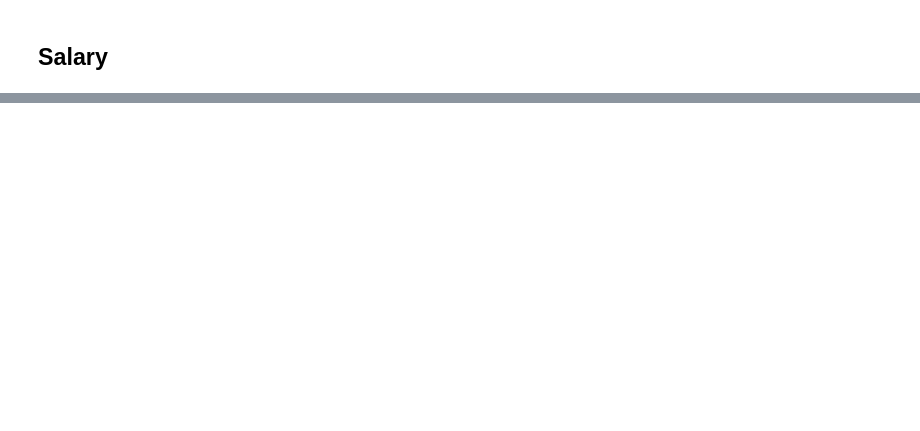
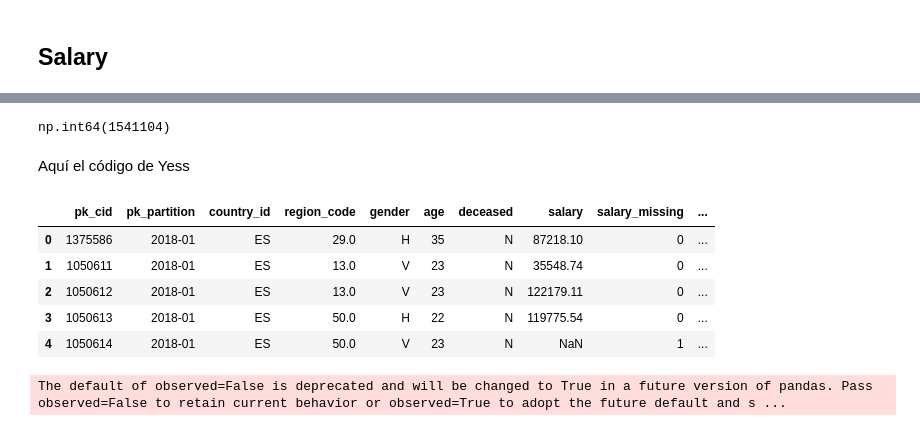
Before and after one commit to martadominguezm/grupo-1-dscesp-0525, a Jupyter notebook: TFM/TFM_sociodemography.ipynb, the cells around one changed output, grey strips where cells are left out. Saved outputs shown, nothing was run; the diff lists cells and outputs as text; code cells hidden in the pictures; blank space fills up the shorter version.

```diff
--- a/TFM/TFM_sociodemography.ipynb
+++ b/TFM/TFM_sociodemography.ipynb
@@ -8,0 +14,2 @@ import re
+# %%
+DATA_PATH = '/content/drive/MyDrive/A tfm/data'
@@ -9,5 +18,5 @@ import re
 # %%
-df = pd.read_csv('customer_sociodemographics.csv', index_col=0)
+df = pd.read_csv(DATA_PATH +'/customer_sociodemographics.csv', index_col=0)
 # %%
 df.head()
 # %% [output]
@@ -206,0 +244,15 @@ Name: salary, dtype: int64
+# %%
+df['salary'].isnull().sum()
+# %% [output]
+np.int64(1541104)
+# %% [markdown]
+Aquí el código de Yess
+# %%
+df.head()
+# %% [output]
+|  | pk_cid | pk_partition | country_id | region_code | gender | age | deceased | salary | salary_missing | ... |
+| 0 | 1375586 | 2018-01 | ES | 29.0 | H | 35 | N | 87218.10 | 0 | ... |
+| 1 | 1050611 | 2018-01 | ES | 13.0 | V | 23 | N | 35548.74 | 0 | ... |
+| 2 | 1050612 | 2018-01 | ES | 13.0 | V | 23 | N | 122179.11 | 0 | ... |
+| 3 | 1050613 | 2018-01 | ES | 50.0 | H | 22 | N | 119775.54 | 0 | ... |
+| 4 | 1050614 | 2018-01 | ES | 50.0 | V | 23 | N | NaN | 1 | ... |
@@ -206,0 +267,6 @@ Name: salary, dtype: int64
+# %%
+df['salary'] = df.groupby(
+    ['country_id', 'region_code', 'gender', 'age_group']
+)['salary'].transform(lambda x: x.fillna(x.median()))
+# %% [output]
+The default of observed=False is deprecated and will be changed to True in a future version of pandas. Pass observed=False to retain current behavior or observed=True to adopt the future default and s ...
```
Also changed, not shown: parts of 21 cells of this notebook.
